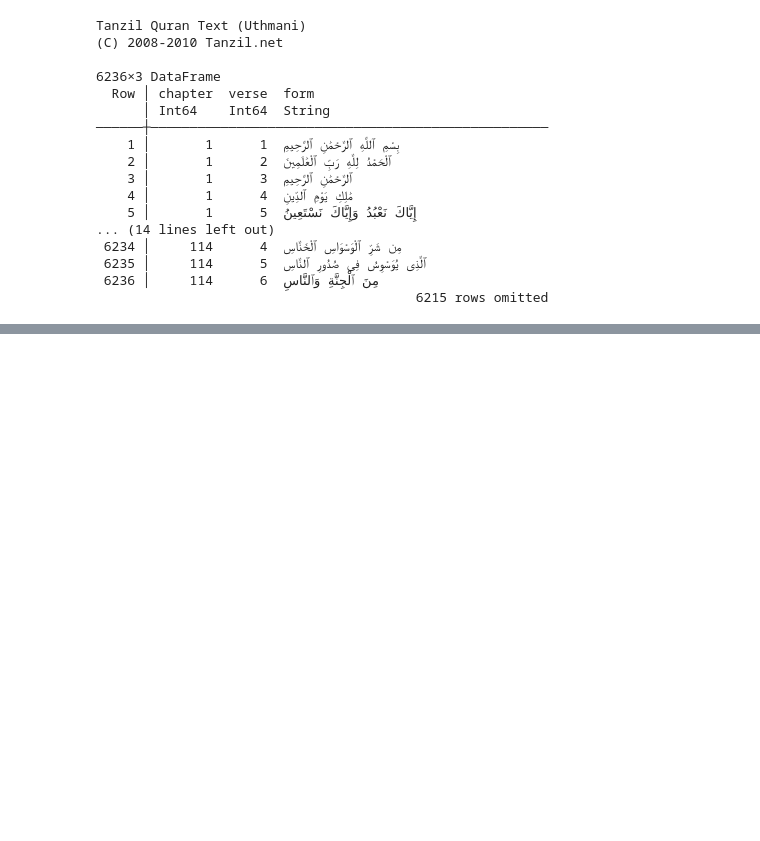
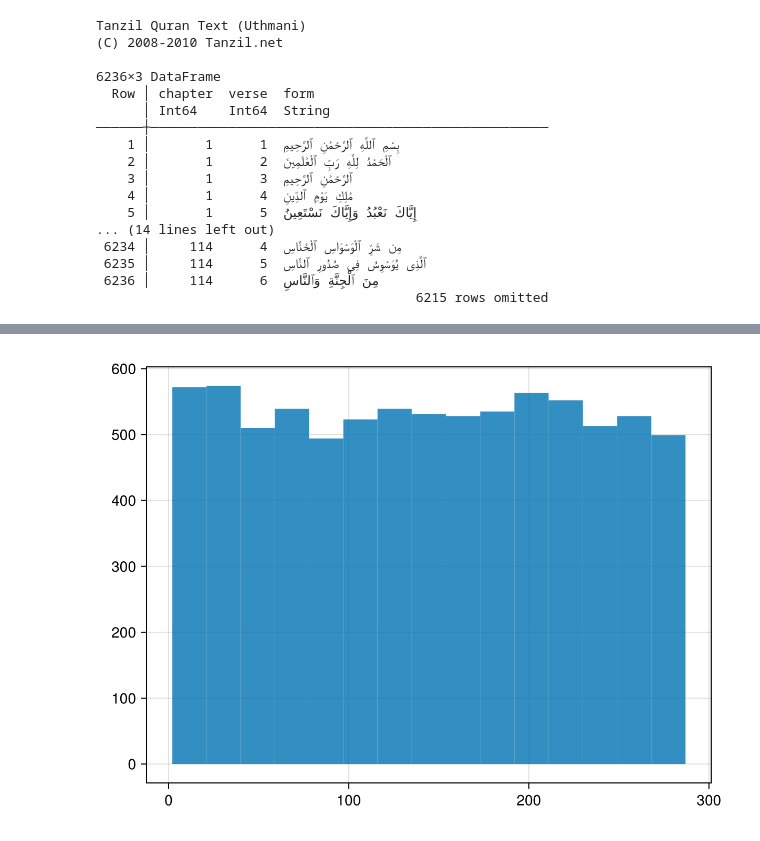
Before and after one commit to alstat/ma-thesis-codes, a Jupyter notebook: Concentrism of the Qur'an.ipynb, the cells around one changed output, grey strips where cells are left out. Saved outputs shown, nothing was run; the diff lists cells and outputs as text; code cells hidden in the pictures; blank space fills up the shorter version.

```diff
--- a/Concentrism of the Qur'an.ipynb
+++ b/Concentrism of the Qur'an.ipynb
@@ -370,4 +169,0 @@ dir_samples = rand(Dirichlet(repeat([1.5], num_slices - 1)), 10_000)
-# %%
-midpoints = Int64.(floor.(size(ayahs)[1] .* dir_samples))
-midpoints = mapslices(sort, midpoints, dims=1)
-midpoints = unique(midpoints, dims=2)
@@ -382,30 +169,0 @@ midpoints = unique(midpoints, dims=2)
-# %%
-slices = Vector{Matrix{Float32}}[]
-mp_size = size(midpoints)
-for j in 1:mp_size[2]
-    slice = Matrix{Float32}[]
-    for i in 1:mp_size[1]
-        if i == 1
-            if midpoints[i, j] == 0
-                push!(slice, ayahs[1:1, :])
-            else
-                push!(slice, ayahs[1:midpoints[i, j],:])
-            end
-        elseif i < mp_size[1]
-            if midpoints[i-1, j] == midpoints[i, j]
-                push!(slice, ayahs[(midpoints[i-1, j]+1):midpoints[i, j]+2,:])
-            else
-                push!(slice, ayahs[(midpoints[i-1, j]+1):midpoints[i, j],:])
-            end
-        else
-            if midpoints[i-1, j] == midpoints[i, j]
-                push!(slice, ayahs[(midpoints[i-1, j]+1):midpoints[i, j]+2,:])
-                push!(slice, ayahs[(midpoints[i, j]+1):end,:])
-            else
-                push!(slice, ayahs[(midpoints[i-1, j]+1):midpoints[i, j],:])
-                push!(slice, ayahs[(midpoints[i, j]+1):end,:])
-            end
-        end
-    end
-    push!(slices, slice)
-end
@@ -560,0 +522,6 @@ fivenums[1]
+# %%
+Random.seed!(123)
+generations = 50
+population = 1_000
+slicer = Slicer(9, 0.01, CosineDist())
+first_gen = gen_midpoints(size(ayahs_emb.emb)[1], population, slicer)
@@ -560,0 +538,4 @@ fivenums[1]
+# %%
+hist(vec(first_gen.midpoints))
+# %% [output]
+[figure, added]
```
Also changed, not shown: parts of 58 cells of this notebook, 1 other file.
